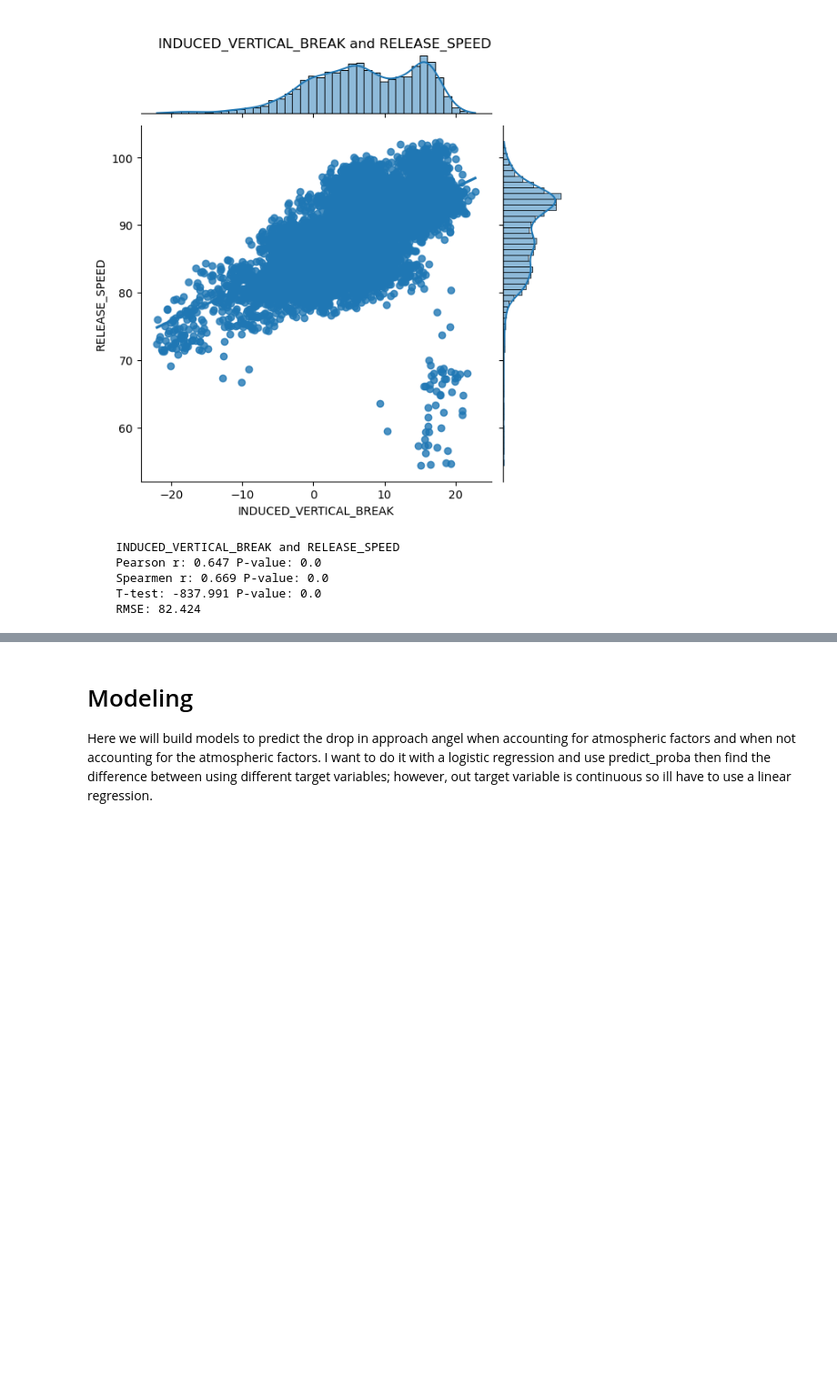
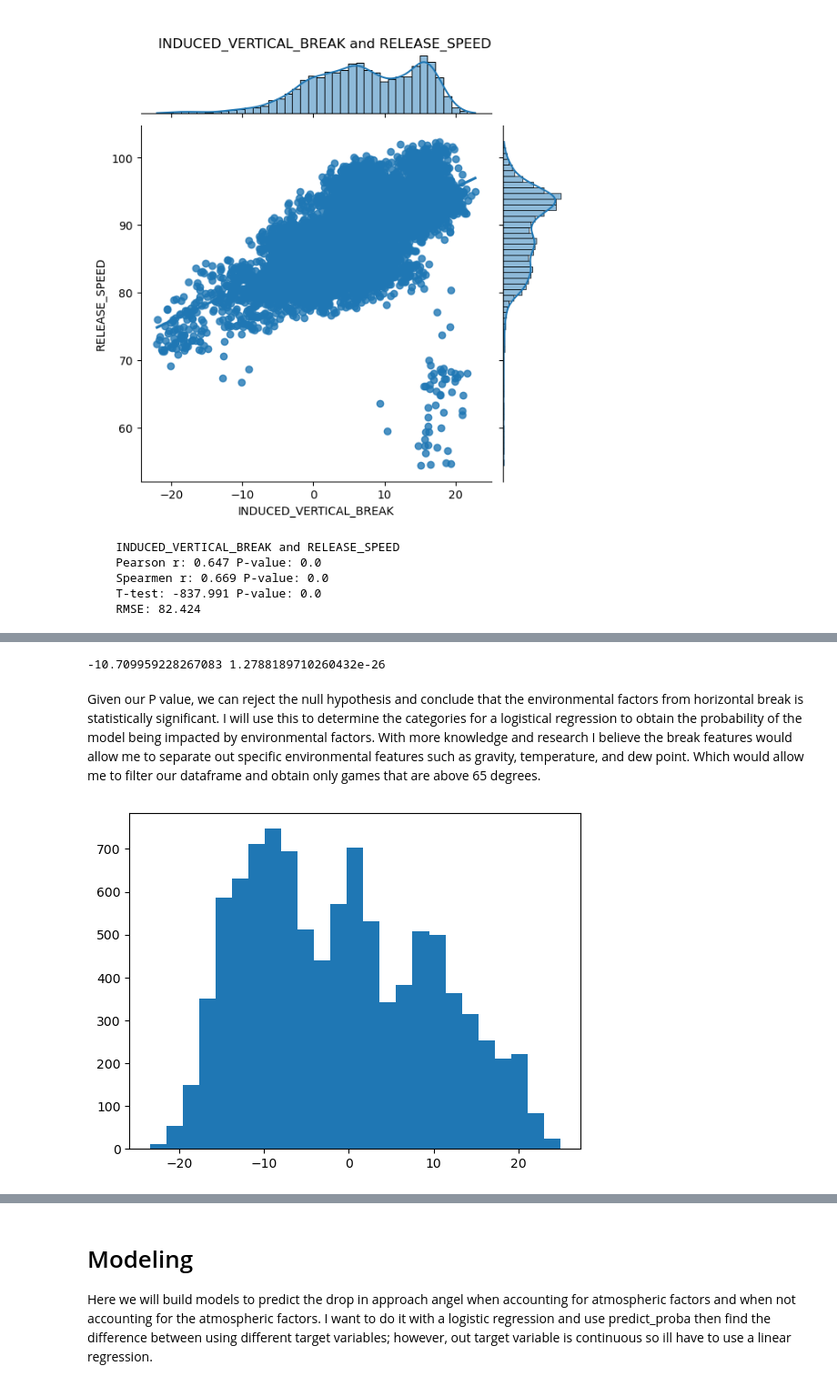
Before and after one commit to DerikVo/Dew-point-and-pitching, a Jupyter notebook: Code/01_EDA.ipynb, the cells around one changed output, grey strips where cells are left out. Shown at 91% size. Cells and saved outputs as stored; diff of their text form; code cells hidden in the pictures; blank space fills up the shorter version.

Commit message:
more stats, plan on removing irrelavant regression stuff

```diff
--- a/Code/01_EDA.ipynb
+++ b/Code/01_EDA.ipynb
@@ -383,0 +399,3 @@ cor_plot('INDUCED_VERTICAL_BREAK', 'RELEASE_SPEED', model_df)
+# %%
+model_df['DIFFERENCE'] = model_df['HORIZONTAL_BREAK'] - model_df['HORIZONTAL_APPROACH_ANGLE']
+model_df['DIFFERENCE'].head(10)
@@ -383,0 +419,11 @@ cor_plot('INDUCED_VERTICAL_BREAK', 'RELEASE_SPEED', model_df)
+# %%
+t_stat, p_value = ttest_1samp(model_df['DIFFERENCE'], 0)
+print(t_stat, p_value)
+# %% [output]
+-10.709959228267083 1.2788189710260432e-26
+# %% [markdown]
+Given our P value, we can reject the null hypothesis and conclude that the environmental factors from horizontal break is statistically significant. I will use this to determine the categories for a logistical regression to obtain the probability of the model being impacted by environmental factors. With more knowledge and research I believe the break features would allow me to separate out specific environmental features such as gravity, temperature, and dew point. Which would allow me to filter our dataframe and obtain only games that are above 65 degrees.
+# %%
+plt.hist(x=model_df['DIFFERENCE'], bins=25);
+# %% [output]
+[figure, new version]
```
Also changed, not shown: parts of 8 cells of this notebook.
